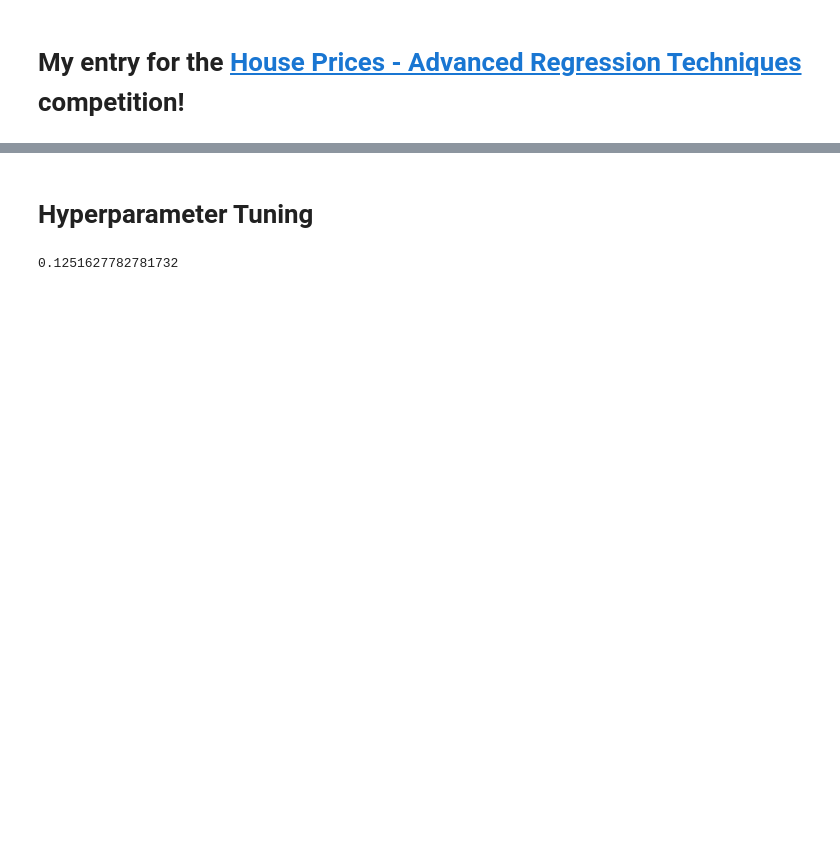
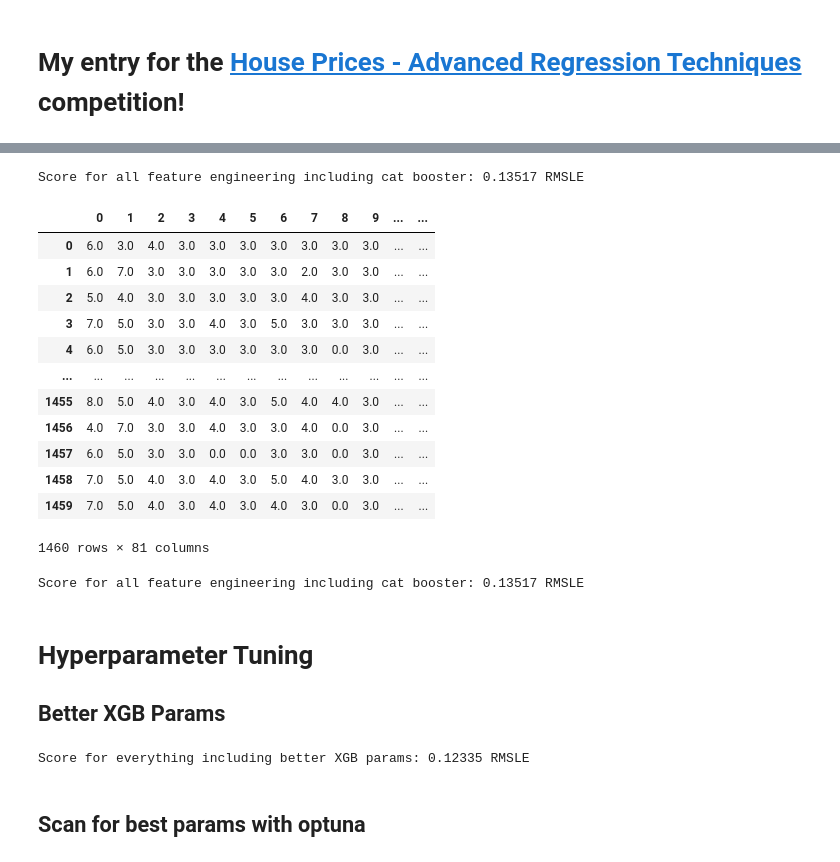
Before and after one commit to jamiepratt/kaggle_competitions, a Jupyter notebook: house-prices-advanced-regression-techniques/feature-engineering-for-house-prices.ipynb, the cells around one changed output, grey strips where cells are left out. Drawn from its saved outputs; the diff is of its cells as text; code cells hidden in the pictures; blank space fills up the shorter version.

```diff
--- a/house-prices-advanced-regression-techniques/feature-engineering-for-house-prices.ipynb
+++ b/house-prices-advanced-regression-techniques/feature-engineering-for-house-prices.ipynb
@@ -324,0 +215,4 @@ score_dataset(X_train, y_train, pp_fe_pipeline)
+# %%
+pp_pipeline = PreprocessPipeline(preprocess_pipeline_steps())
+X_preproccessed = pp_pipeline.fit_transform(X_train, y_train)
+X_preproccessed
@@ -324,0 +338,7 @@ score_dataset(X_train, y_train, pp_fe_pipeline)
+# %%
+#convert df to array as catbooster 2.4 doesn't handle dfs well.
+def df_to_array(df:pd.DataFrame):
+    return df.to_numpy(dtype='float64')
+
+fe_pipeline.steps.append(("to_numpy", FunctionTransformer(df_to_array)))
+transformation_pipeline.fit_transform(X_train, y_train)
@@ -325,5 +365,30 @@ score_dataset(X_train, y_train, pp_fe_pipeline)
+# %%
+print_estimator_score(X_train, y_train, pp_fe_pipeline, "all feature engineering including cat booster")
+# %% [output]
+Score for all feature engineering including cat booster: 0.13517 RMSLE
+# %%
+transformation_pipeline.fit_transform(X_train, y_train)
+# %% [output]
+|  | 0 | 1 | 2 | 3 | 4 | 5 | 6 | 7 | 8 | 9 | ... | ... |
+| 0 | 6.0 | 3.0 | 4.0 | 3.0 | 3.0 | 3.0 | 3.0 | 3.0 | 3.0 | 3.0 | ... | ... |
+| 1 | 6.0 | 7.0 | 3.0 | 3.0 | 3.0 | 3.0 | 3.0 | 2.0 | 3.0 | 3.0 | ... | ... |
+| 2 | 5.0 | 4.0 | 3.0 | 3.0 | 3.0 | 3.0 | 3.0 | 4.0 | 3.0 | 3.0 | ... | ... |
+| 3 | 7.0 | 5.0 | 3.0 | 3.0 | 4.0 | 3.0 | 5.0 | 3.0 | 3.0 | 3.0 | ... | ... |
+| 4 | 6.0 | 5.0 | 3.0 | 3.0 | 3.0 | 3.0 | 3.0 | 3.0 | 0.0 | 3.0 | ... | ... |
+| ... | ... | ... | ... | ... | ... | ... | ... | ... | ... | ... | ... | ... |
+| 1455 | 8.0 | 5.0 | 4.0 | 3.0 | 4.0 | 3.0 | 5.0 | 4.0 | 4.0 | 3.0 | ... | ... |
+| 1456 | 4.0 | 7.0 | 3.0 | 3.0 | 4.0 | 3.0 | 3.0 | 4.0 | 0.0 | 3.0 | ... | ... |
+| 1457 | 6.0 | 5.0 | 3.0 | 3.0 | 0.0 | 0.0 | 3.0 | 3.0 | 0.0 | 3.0 | ... | ... |
+| 1458 | 7.0 | 5.0 | 4.0 | 3.0 | 4.0 | 3.0 | 5.0 | 4.0 | 3.0 | 3.0 | ... | ... |
+| 1459 | 7.0 | 5.0 | 4.0 | 3.0 | 4.0 | 3.0 | 4.0 | 3.0 | 0.0 | 3.0 | ... | ... |
+1460 rows × 81 columns
+# %%
+print_estimator_score(X_train, y_train, pp_fe_pipeline, "all feature engineering including cat booster")
+# %% [output]
+Score for all feature engineering including cat booster: 0.13517 RMSLE
 # %% [markdown]
 # Hyperparameter Tuning #
+## Better XGB Params
 # %%
 
 xgb_params = dict(
@@ -341,9 +406,11 @@ pl_params = {'model__'+xgb_params_var_name: val for xgb_params_var_name, val in
 
 
 pp_fe_pipeline.set_params(**pl_params)
-score_dataset(X_train, y_train, pp_fe_pipeline)
+print_estimator_score(X_train, y_train, pp_fe_pipeline, "everything including better XGB params")
 # %% [output]
-0.1251627782781732
+Score for everything including better XGB params: 0.12335 RMSLE
+# %% [markdown]
+## Scan for best params with optuna
 # %%
 import optuna
 
```
Also changed, not shown: parts of 19 cells of this notebook.
